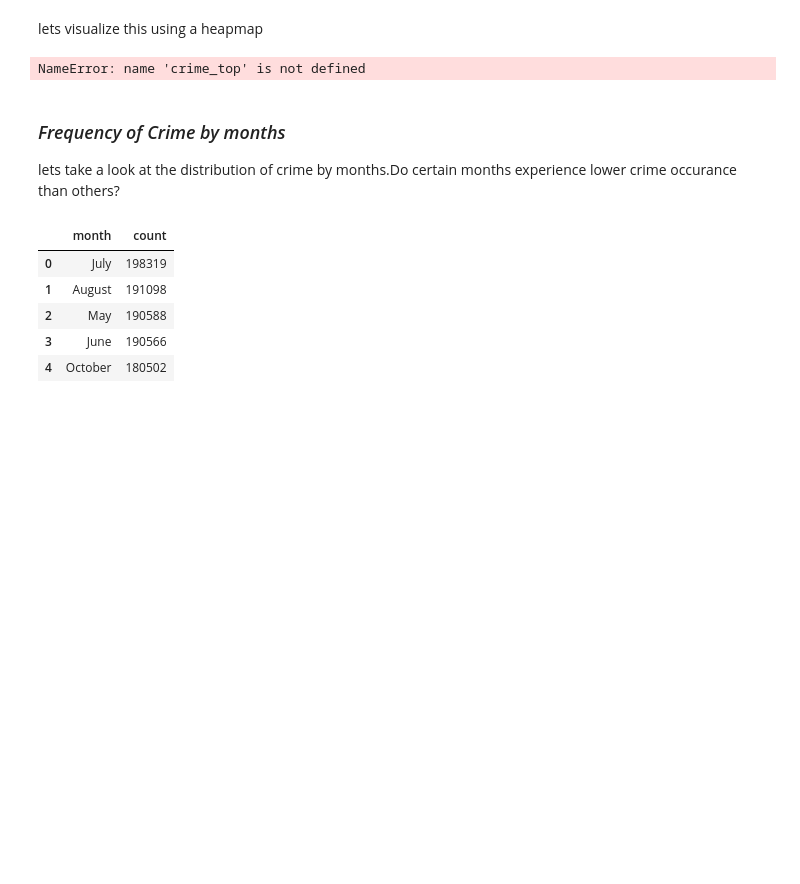
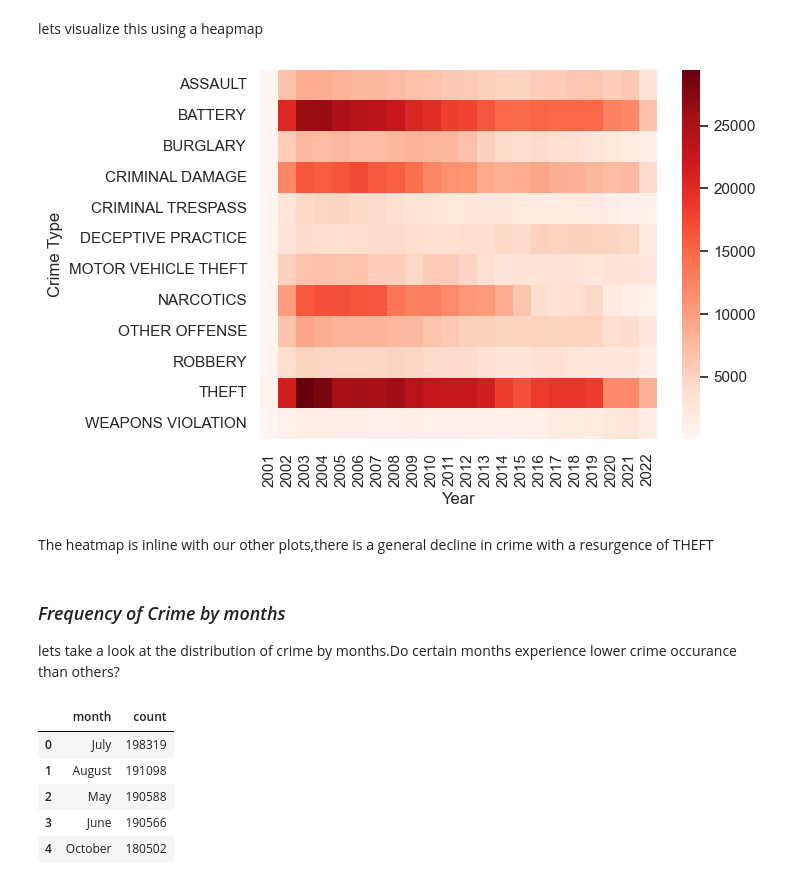
Before and after one commit to SaliuA/Chicago_Crime_EDA, a Jupyter notebook: Chicago_crime_eda.ipynb, the cells around one changed output. Drawn from its saved outputs; the diff is of its cells as text; code cells hidden in the pictures; blank space fills up the shorter version.

```diff
--- a/Chicago_crime_eda.ipynb
+++ b/Chicago_crime_eda.ipynb
@@ -456,17 +466,18 @@ printmd("The visualizing revelas a general decline in the amount of crime commit
 # %% [markdown]
 lets visualize this using a heapmap
 # %%
-crime_counts = crime_top.groupby(['Year', 'Primary Type']).size().reset_index(name='Count')
+crime_counts = crime_top_twelve.groupby(['Year', 'Primary Type']).size().reset_index(name='Count')
 # Pivot the data for easier plotting
 crime_counts_pivot = crime_counts.pivot(index='Primary Type', columns='Year', values='Count').fillna(0)
 # Create the heatmap
 ax=sns.heatmap(crime_counts_pivot, cmap='Reds')
 ax.set_ylabel("Crime Type")
 # Show the plot
 plt.show()
 printmd("The heatmap is inline with our other plots,there is a general decline in crime with a resurgence of THEFT")
 # %% [output]
-NameError: name 'crime_top' is not defined
+[figure, added]
+The heatmap is inline with our other plots,there is a general decline in crime with a resurgence of THEFT
 # %% [markdown]
 ### <i>Frequency of Crime by months<i>
 
```
Also changed, not shown: parts of 3 cells of this notebook.
